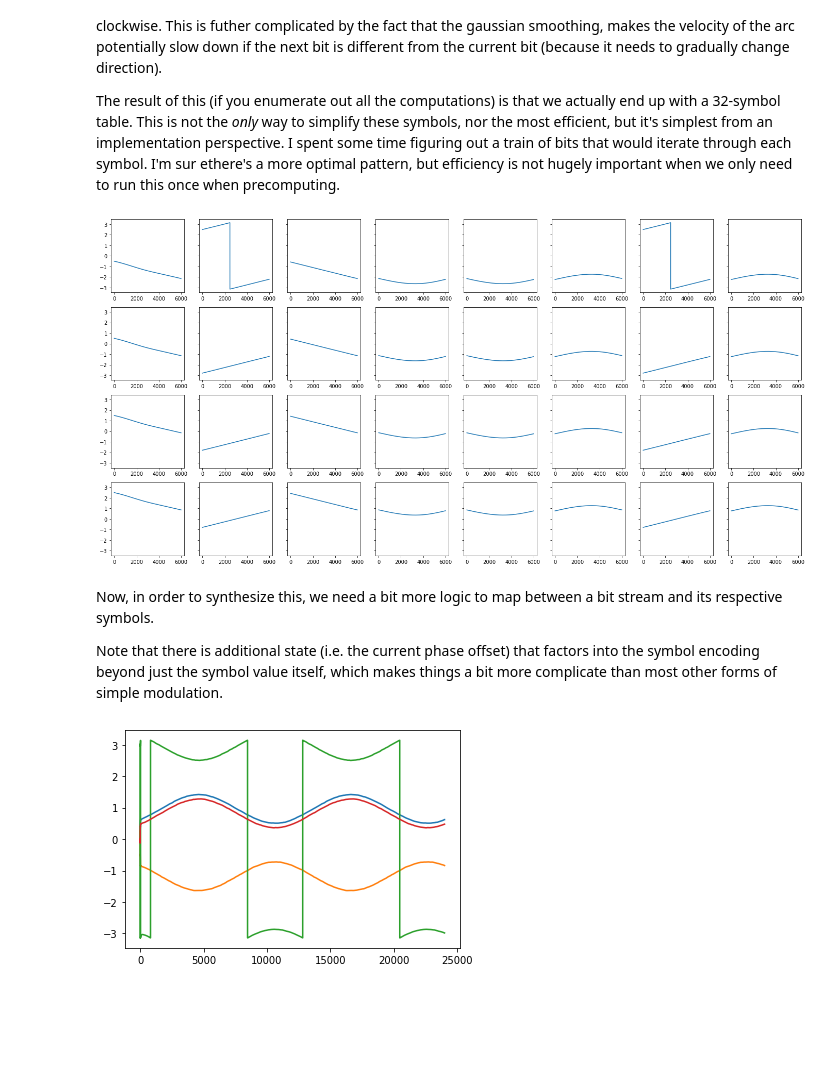
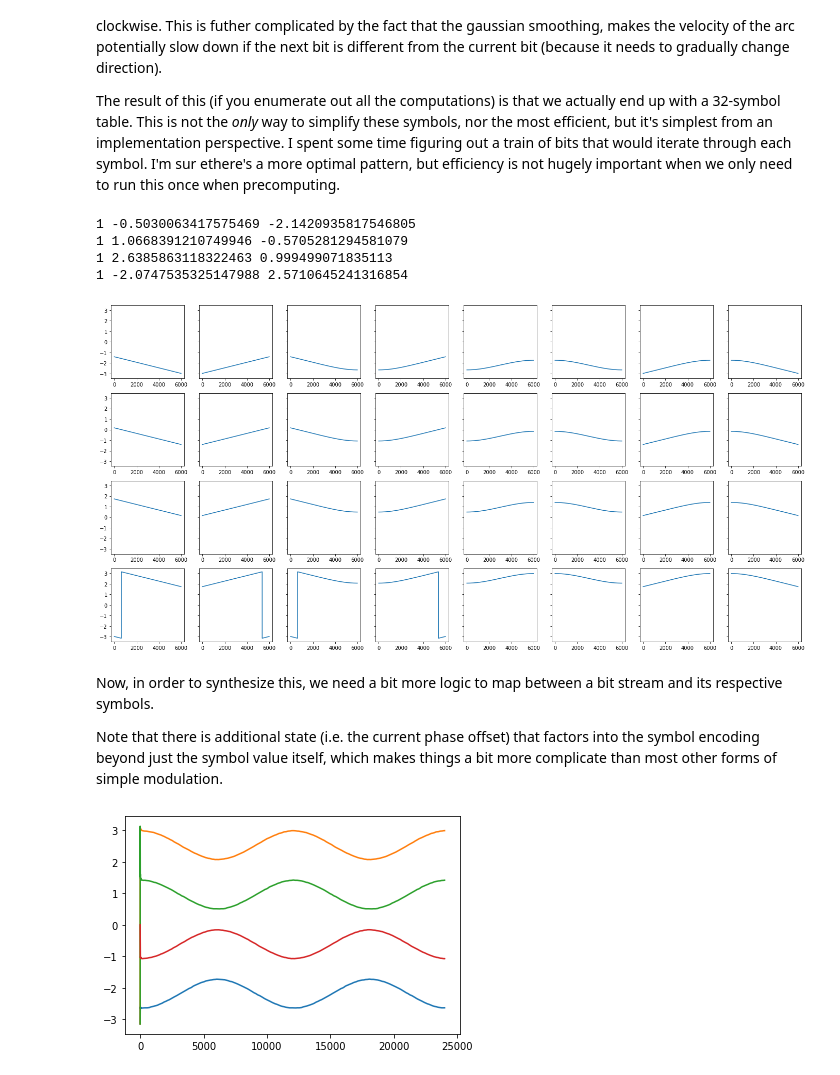
Before and after one commit to newhouseb/onebitbt, a Jupyter notebook: research/Transmission (WIP).ipynb, the cells around one changed output. Drawn from its saved outputs; the diff is of its cells as text; code cells hidden in the pictures; blank space fills up the shorter version.

Commit message:
Fix a phase offset bug in symbol dictionary generation

```diff
--- a/research/Transmission (WIP).ipynb
+++ b/research/Transmission (WIP).ipynb
@@ -26,7 +26,7 @@ def make_carrier(freq=None, sample_rate=None, samples=None, phase=0):
   t = (1/sample_rate)*np.arange(samples)
   return np.real(np.exp(1j*(2*np.pi*freq*t - phase)))
 
-def modulate_gmsk(bits, carrier_freq=2.402e9, sample_rate=5e9, baseband=False, phase_offset=0):
+def modulate_gmsk(bits, carrier_freq=2.402e9, sample_rate=5e9, baseband=False, phase_offset=0, include_phase=False):
     symbol_rate = 1e6 # 1Mhz
     BT = 0.5
     bw = symbol_rate*BT/sample_rate
@@ -41,7 +41,7 @@ def modulate_gmsk(bits, carrier_freq=2.402e9, sample_rate=5e9, baseband=False, p
     smoothed_rotation = np.convolve(rotation, kernel,mode='same')
 
     angle_per_sample = (np.pi/2.0)/(samples_per_symbol)
-    current_angle = 0
+    current_angle = phase_offset
     modulated = np.zeros((len(smoothed_rotation),), dtype=np.complex64) # Represents I and Q as a complex number
     i = 0
     for bit in smoothed_rotation:
@@ -52,9 +52,11 @@ def modulate_gmsk(bits, carrier_freq=2.402e9, sample_rate=5e9, baseband=False, p
     if baseband:
         return modulated
 
-    I = make_carrier(freq=carrier_freq, sample_rate=sample_rate, samples=len(modulated), phase=0 + phase_offset)
-    Q = make_carrier(freq=carrier_freq, sample_rate=sample_rate, samples=len(modulated), phase=np.pi/2 + phase_offset)
+    I = make_carrier(freq=carrier_freq, sample_rate=sample_rate, samples=len(modulated), phase=0)
+    Q = make_carrier(freq=carrier_freq, sample_rate=sample_rate, samples=len(modulated), phase=np.pi/2)
 
+    if include_phase:
+        return np.real(modulated)*I + np.imag(modulated)*Q, np.angle(modulated)
     return np.real(modulated)*I + np.imag(modulated)*Q
 # %% [markdown]
 Now let's look at the FFT of this...
@@ -475,39 +478,50 @@ def demodulate_gmsk(sig, phase_offset=0):
 
     # Take the phase angle of the baseband
     return np.angle(filtered_down)
 
 
 # The sequence of bits to modulate
 seq = [0, 0, 0, 1, 1, 1,
               0, 0, 1, 0, 1, 1,
               0, 0,
               1, 0, 1, 0, 1, 0,
               0, 1,
               1, 0, 1, 0, 0, 0]
 # The relevant samples to pull out and store in the dictionary
-samples = [1, 4, 7, 10, 14, 17, 22, 25]
+samples = np.array([1, 4, 7, 10, 14, 17, 22, 25])
 
 fig, axs = plt.subplots(4, 8, sharey=True, figsize=(24, 12))
 dictionary = np.zeros((4*8, samples_per_symbol))
 
 for q in range(4):
     current_angle = [0, np.pi/2, np.pi, np.pi*3/2][q]
 
     # Modu
-    modulated = simulateDSM(modulate_gmsk(seq, phase_offset=q, sample_rate=sample_rate), ntf_opti)[0]
+    modulated, angle = modulate_gmsk(seq, phase_offset=current_angle, sample_rate=sample_rate, include_phase=True)
+    modulated = simulateDSM(modulated, ntf_opti)[0]
     demodulated = demodulate_gmsk(modulated, phase_offset=0)
+
+    #plt.plot(np.unwrap(demodulated))
 
     n = 0
     for i in samples:
-        offset = 0 #samples_per_symbol // 4
+        offset = 0#samples_per_symbol // 2
         iqsymbol = modulated[samples_per_symbol*i + offset:samples_per_symbol*(i+1) + offset]
         dictionary[q*8 + n,:] = iqsymbol
-        offset = 0 #samples_per_symbol // 2
-        axs[q, n].plot(demodulated[samples_per_symbol*i + offset:samples_per_symbol*(i+1) + offset])
+        offset = 0# samples_per_symbol // 2
+        axs[q, n].plot(angle[samples_per_symbol*i + offset:samples_per_symbol*(i+1) + offset])
         #axs[q, n].plot(demodulate_gmsk(iqsymbol))
         n += 1
+
+        if i <= 1:
+            test = demodulated[samples_per_symbol*i + offset:samples_per_symbol*(i+1) + offset]
+            print(i, test[0], test[-1])
 # %% [output]
+1 -0.5030063417575469 -2.1420935817546805
+1 1.0668391210749946 -0.5705281294581079
+1 2.6385863118322463 0.999499071835113
+1 -2.0747535325147988 2.5710645241316854
-[figure, old version]
+[figure, new version]
 # %% [markdown]
 Now, in order to synthesize this, we need a bit more logic to map between a bit stream and its respective symbols.
 
@@ -529,7 +543,7 @@ sim(-1.0*np.concatenate((dictionary[13,:], dictionary[12,:], dictionary[13,:], d
 sim(np.concatenate((dictionary[21,:], dictionary[20,:], dictionary[21,:], dictionary[20,:])))
 sim(-1.0*np.concatenate((dictionary[28,:], dictionary[29,:], dictionary[28,:], dictionary[29,:])))
 # %% [output]
-[figure, old version]
+[figure, new version]
 # %%
 sim(np.concatenate((dictionary[2,:], dictionary[4,:], dictionary[5,:], dictionary[3,:], dictionary[9,:])))
 # %% [output]
```
Also changed, not shown: parts of 2 cells of this notebook.
